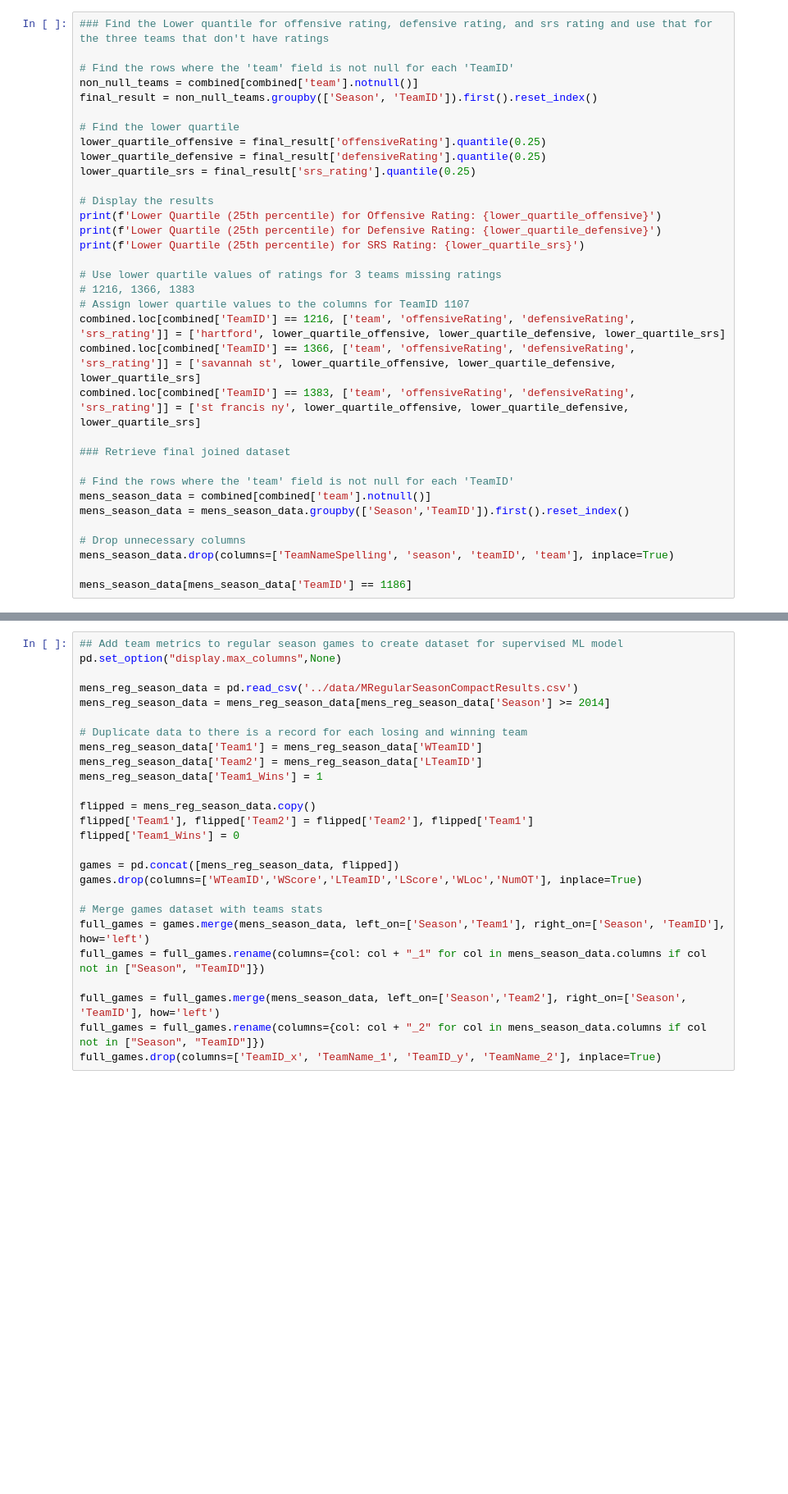
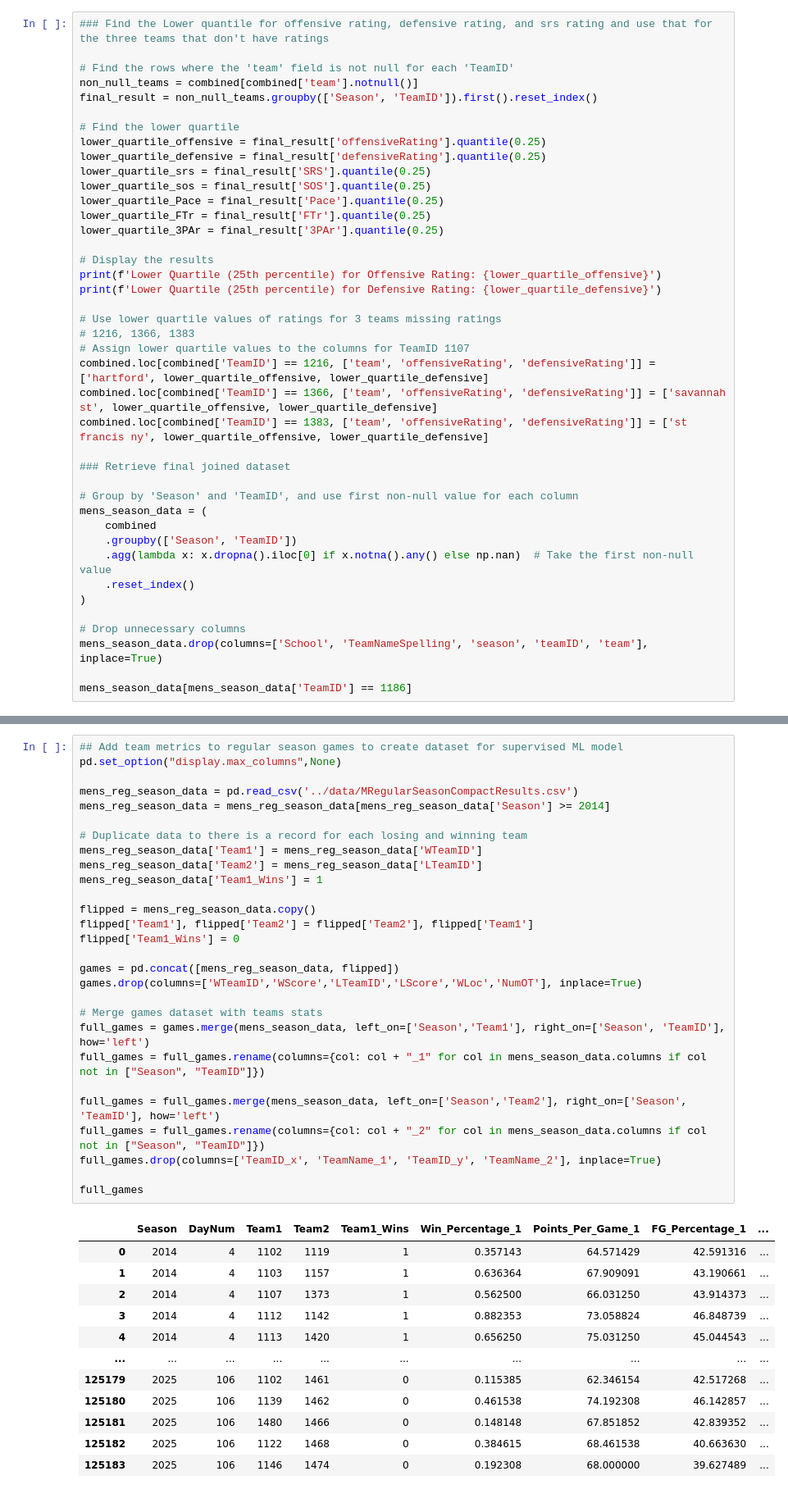
Before and after one commit to alexreid-14/March_ML_Mania_2025, a Jupyter notebook: modeling/ml_preprocessing.ipynb, the cells around one changed output, grey strips where cells are left out. Shown at 82% size. Cells and saved outputs as stored; diff of their text form; blank space fills up the shorter version.

```diff
--- a/modeling/ml_preprocessing.ipynb
+++ b/modeling/ml_preprocessing.ipynb
@@ -65,28 +98,35 @@ final_result = non_null_teams.groupby(['Season', 'TeamID']).first().reset_index(
 # Find the lower quartile
 lower_quartile_offensive = final_result['offensiveRating'].quantile(0.25)
 lower_quartile_defensive = final_result['defensiveRating'].quantile(0.25)
-lower_quartile_srs = final_result['srs_rating'].quantile(0.25)
+lower_quartile_srs = final_result['SRS'].quantile(0.25)
+lower_quartile_sos = final_result['SOS'].quantile(0.25)
+lower_quartile_Pace = final_result['Pace'].quantile(0.25)
+lower_quartile_FTr = final_result['FTr'].quantile(0.25)
+lower_quartile_3PAr = final_result['3PAr'].quantile(0.25)
 
 # Display the results
 print(f'Lower Quartile (25th percentile) for Offensive Rating: {lower_quartile_offensive}')
 print(f'Lower Quartile (25th percentile) for Defensive Rating: {lower_quartile_defensive}')
-print(f'Lower Quartile (25th percentile) for SRS Rating: {lower_quartile_srs}')
 
 # Use lower quartile values of ratings for 3 teams missing ratings
 # 1216, 1366, 1383
 # Assign lower quartile values to the columns for TeamID 1107
-combined.loc[combined['TeamID'] == 1216, ['team', 'offensiveRating', 'defensiveRating', 'srs_rating']] = ['hartford', lower_quartile_offensive, lower_quartile_defensive, lower_quartile_srs]
-combined.loc[combined['TeamID'] == 1366, ['team', 'offensiveRating', 'defensiveRating', 'srs_rating']] = ['savannah st', lower_quartile_offensive, lower_quartile_defensive, lower_quartile_srs]
-combined.loc[combined['TeamID'] == 1383, ['team', 'offensiveRating', 'defensiveRating', 'srs_rating']] = ['st francis ny', lower_quartile_offensive, lower_quartile_defensive, lower_quartile_srs]
+combined.loc[combined['TeamID'] == 1216, ['team', 'offensiveRating', 'defensiveRating']] = ['hartford', lower_quartile_offensive, lower_quartile_defensive]
+combined.loc[combined['TeamID'] == 1366, ['team', 'offensiveRating', 'defensiveRating']] = ['savannah st', lower_quartile_offensive, lower_quartile_defensive]
+combined.loc[combined['TeamID'] == 1383, ['team', 'offensiveRating', 'defensiveRating']] = ['st francis ny', lower_quartile_offensive, lower_quartile_defensive]
 
 ### Retrieve final joined dataset
 
-# Find the rows where the 'team' field is not null for each 'TeamID'
-mens_season_data = combined[combined['team'].notnull()]
-mens_season_data = mens_season_data.groupby(['Season','TeamID']).first().reset_index()
+# Group by 'Season' and 'TeamID', and use first non-null value for each column
+mens_season_data = (
+    combined
+    .groupby(['Season', 'TeamID'])
+    .agg(lambda x: x.dropna().iloc[0] if x.notna().any() else np.nan)  # Take the first non-null value
+    .reset_index()
+)
 
 # Drop unnecessary columns
-mens_season_data.drop(columns=['TeamNameSpelling', 'season', 'teamID', 'team'], inplace=True)
+mens_season_data.drop(columns=['School', 'TeamNameSpelling', 'season', 'teamID', 'team'], inplace=True)
 
 mens_season_data[mens_season_data['TeamID'] == 1186]
 # %% [output]
@@ -109,26 +155,41 @@ Lower Quartile (25th percentile) for SRS Rating: -4.6
 # %%
 ## Add team metrics to regular season games to create dataset for supervised ML model
 pd.set_option("display.max_columns",None)
 
 mens_reg_season_data = pd.read_csv('../data/MRegularSeasonCompactResults.csv')
 mens_reg_season_data = mens_reg_season_data[mens_reg_season_data['Season'] >= 2014]
 
 # Duplicate data to there is a record for each losing and winning team
 mens_reg_season_data['Team1'] = mens_reg_season_data['WTeamID']
 mens_reg_season_data['Team2'] = mens_reg_season_data['LTeamID']
 mens_reg_season_data['Team1_Wins'] = 1
 
 flipped = mens_reg_season_data.copy()
 flipped['Team1'], flipped['Team2'] = flipped['Team2'], flipped['Team1']
 flipped['Team1_Wins'] = 0
 
 games = pd.concat([mens_reg_season_data, flipped])
 games.drop(columns=['WTeamID','WScore','LTeamID','LScore','WLoc','NumOT'], inplace=True)
 
 # Merge games dataset with teams stats
 full_games = games.merge(mens_season_data, left_on=['Season','Team1'], right_on=['Season', 'TeamID'], how='left')
 full_games = full_games.rename(columns={col: col + "_1" for col in mens_season_data.columns if col not in ["Season", "TeamID"]})
 
 full_games = full_games.merge(mens_season_data, left_on=['Season','Team2'], right_on=['Season', 'TeamID'], how='left')
 full_games = full_games.rename(columns={col: col + "_2" for col in mens_season_data.columns if col not in ["Season", "TeamID"]})
 full_games.drop(columns=['TeamID_x', 'TeamName_1', 'TeamID_y', 'TeamName_2'], inplace=True)
+
+full_games
+# %% [output]
+|  | Season | DayNum | Team1 | Team2 | Team1_Wins | Win_Percentage_1 | Points_Per_Game_1 | FG_Percentage_1 | ... |
+| 0 | 2014 | 4 | 1102 | 1119 | 1 | 0.357143 | 64.571429 | 42.591316 | ... |
+| 1 | 2014 | 4 | 1103 | 1157 | 1 | 0.636364 | 67.909091 | 43.190661 | ... |
+| 2 | 2014 | 4 | 1107 | 1373 | 1 | 0.562500 | 66.031250 | 43.914373 | ... |
+| 3 | 2014 | 4 | 1112 | 1142 | 1 | 0.882353 | 73.058824 | 46.848739 | ... |
+| 4 | 2014 | 4 | 1113 | 1420 | 1 | 0.656250 | 75.031250 | 45.044543 | ... |
+| ... | ... | ... | ... | ... | ... | ... | ... | ... | ... |
+| 125179 | 2025 | 106 | 1102 | 1461 | 0 | 0.115385 | 62.346154 | 42.517268 | ... |
+| 125180 | 2025 | 106 | 1139 | 1462 | 0 | 0.461538 | 74.192308 | 46.142857 | ... |
+| 125181 | 2025 | 106 | 1480 | 1466 | 0 | 0.148148 | 67.851852 | 42.839352 | ... |
+| 125182 | 2025 | 106 | 1122 | 1468 | 0 | 0.384615 | 68.461538 | 40.663630 | ... |
+| 125183 | 2025 | 106 | 1146 | 1474 | 0 | 0.192308 | 68.000000 | 39.627489 | ... |
```
Also changed, not shown: parts of 5 cells of this notebook, 5 other files.
